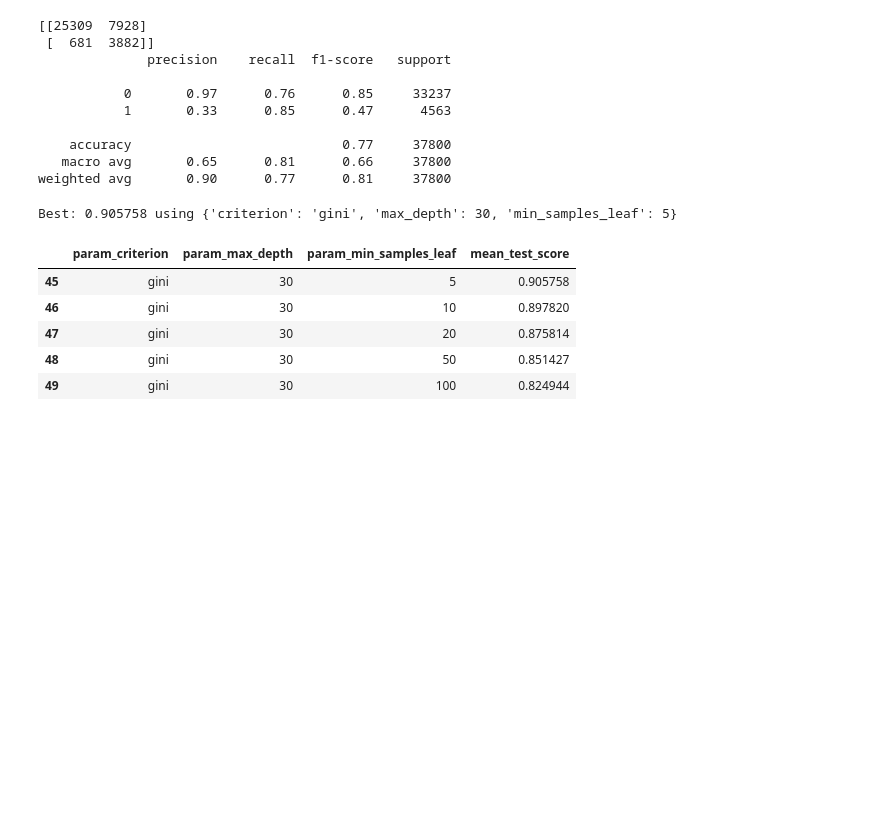
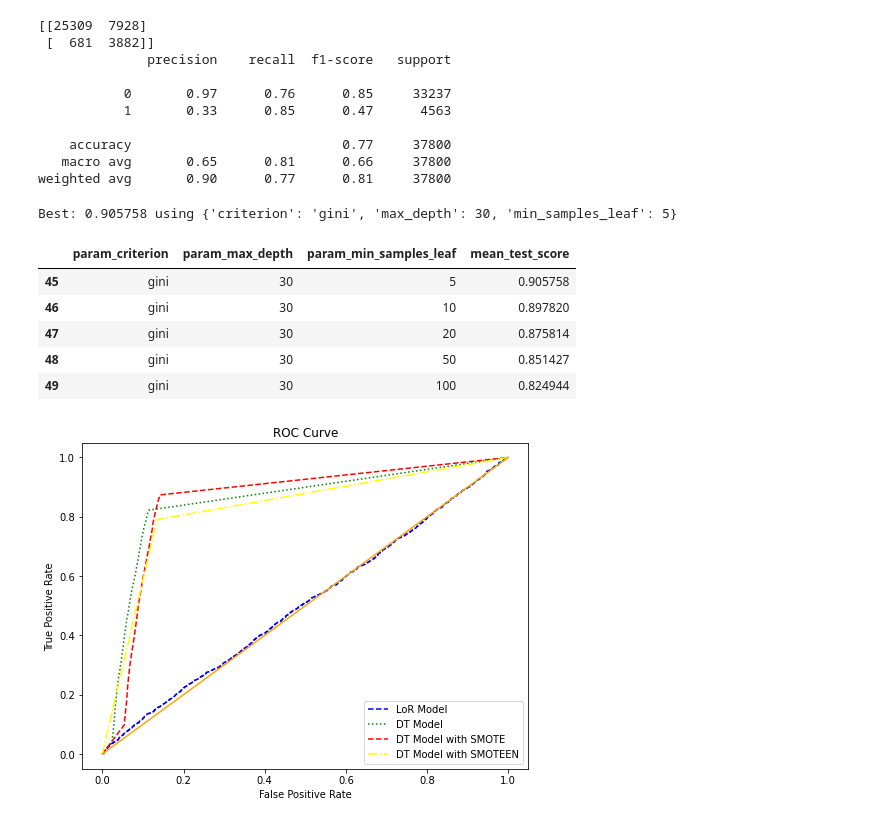
Before and after one commit to AmanCSE-1/Loan-Defaulter-Prediction-based-on-Customer-Behavior, a Jupyter notebook: main.ipynb, the cells around one changed output. Saved outputs shown, nothing was run; the diff lists cells and outputs as text; code cells hidden in the pictures; blank space fills up the shorter version.

Commit message:
Model Performance comparison and Conclusion.

```diff
--- a/main.ipynb
+++ b/main.ipynb
@@ -611,3 +611,28 @@ score_df.loc[:, ['param_criterion', 'param_max_depth', 'param_min_samples_leaf',
 | 47 | gini | 30 | 20 | 0.875814 |
 | 48 | gini | 30 | 50 | 0.851427 |
 | 49 | gini | 30 | 100 | 0.824944 |
+# %%
+plt.figure(figsize=(8, 6))
+
+fpr, tpr, thresholds = roc_curve(y_test, defaulter_probab_log)
+plt.plot(fpr, tpr, color='blue', label='LoR Model', linestyle="--")
+
+fpr, tpr, thresholds = roc_curve(y_test, defaulter_probab_dt)
+plt.plot(fpr, tpr, color='green', label='DT Model', linestyle="dotted")
+
+fpr, tpr, thresholds = roc_curve(y_test, defaulter_probab_dt_sm)
+plt.plot(fpr, tpr, color='red', label='DT Model with SMOTE', linestyle="dashed")
+
+fpr, tpr, thresholds = roc_curve(y_test, defaulter_probab_dt_stn)
+plt.plot(fpr, tpr, color='yellow', label='DT Model with SMOTEEN', linestyle="dashdot")
+
+plt.plot([0, 1], [0, 1], color='orange')
+
+plt.xlabel('False Positive Rate')
+plt.ylabel('True Positive Rate')
+plt.title('ROC Curve')
+plt.legend()
+
+plt.show()
+# %% [output]
+[figure, added]
```
Also changed, not shown: parts of 3 cells of this notebook.
